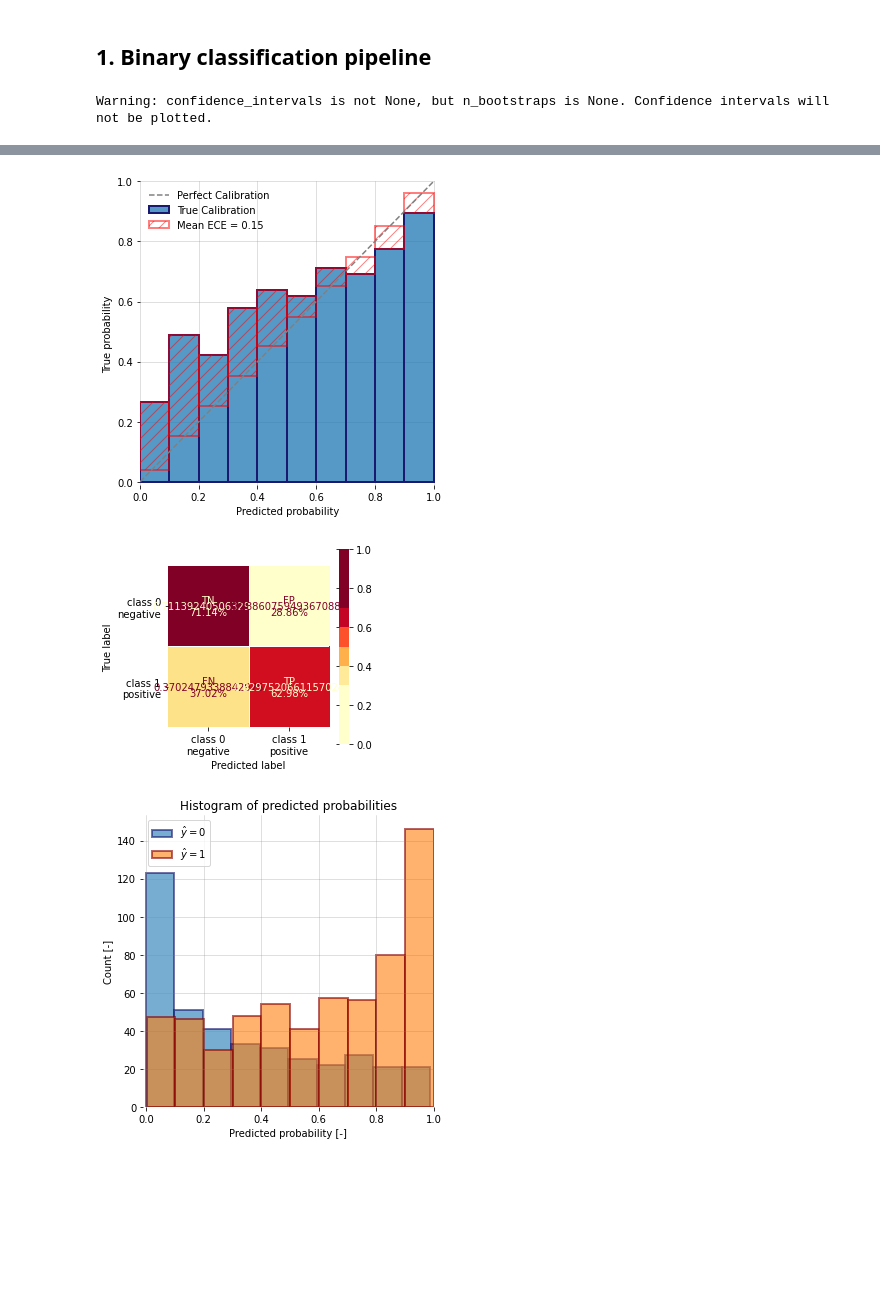
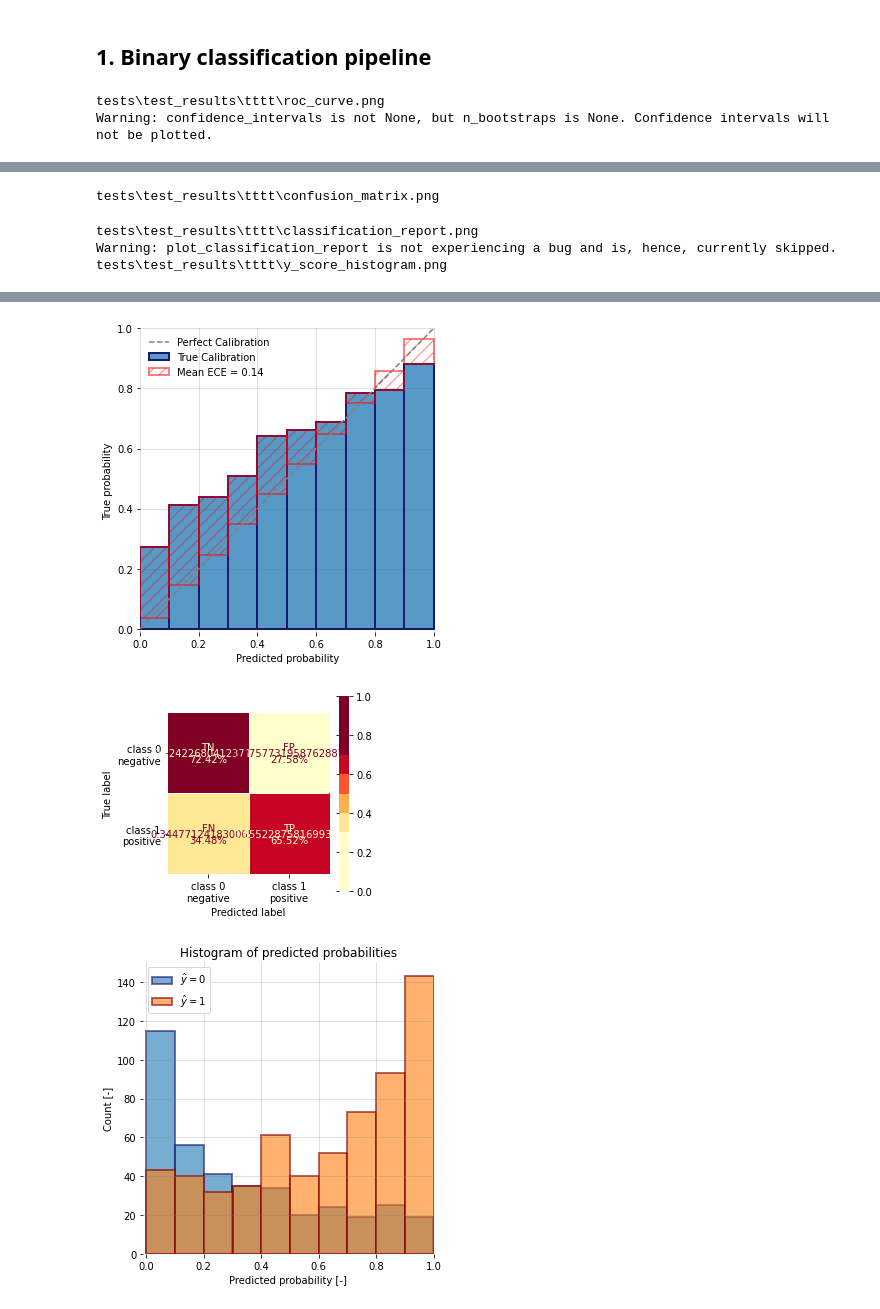
Before and after one commit to joshuawe/plots_and_graphs, a Jupyter notebook: notebooks/pipeline.ipynb, the cells around one changed output, grey strips where cells are left out. Cells and saved outputs as stored; diff of their text form; code cells hidden in the pictures; blank space fills up the shorter version.

```diff
--- a/notebooks/pipeline.ipynb
+++ b/notebooks/pipeline.ipynb
@@ -19,6 +19,8 @@ y_score = np.zeros(y_true.shape)  # a model's probability of class 1 predictions
 y_score[y_true == 1] = np.random.beta(1, 0.6, y_score[y_true == 1].shape)
 y_score[y_true == 0] = np.random.beta(0.5, 1, y_score[y_true == 0].shape)
 
-pandg.pipeline.binary_classifier(y_true, y_score)
+save_fig_path = 'tests/test_results/tttt'
+pandg.pipeline.binary_classifier(y_true, y_score, save_fig_path=save_fig_path)
 # %% [output]
+tests\test_results\tttt\roc_curve.png
 Warning: confidence_intervals is not None, but n_bootstraps is None. Confidence intervals will not be plotted.
@@ -25,0 +29,4 @@ Warning: plot_classification_report is not experiencing a bug and is, hence, cur
+tests\test_results\tttt\confusion_matrix.png
+tests\test_results\tttt\classification_report.png
+Warning: plot_classification_report is not experiencing a bug and is, hence, currently skipped.
+tests\test_results\tttt\y_score_histogram.png
@@ -28,3 +35,3 @@ Warning: plot_classification_report is not experiencing a bug and is, hence, cur
-[figure, old version]
+[figure, new version]
-[figure, old version]
+[figure, new version]
-[figure, old version]
+[figure, new version]
```
Also changed, not shown: parts of 4 cells of this notebook, 3 other files.
